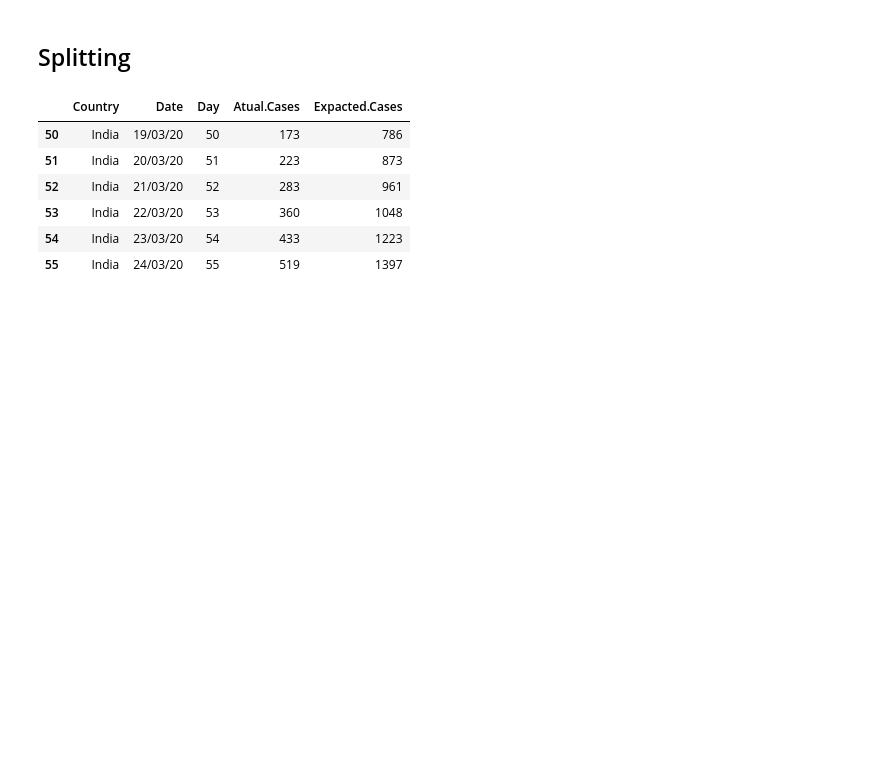
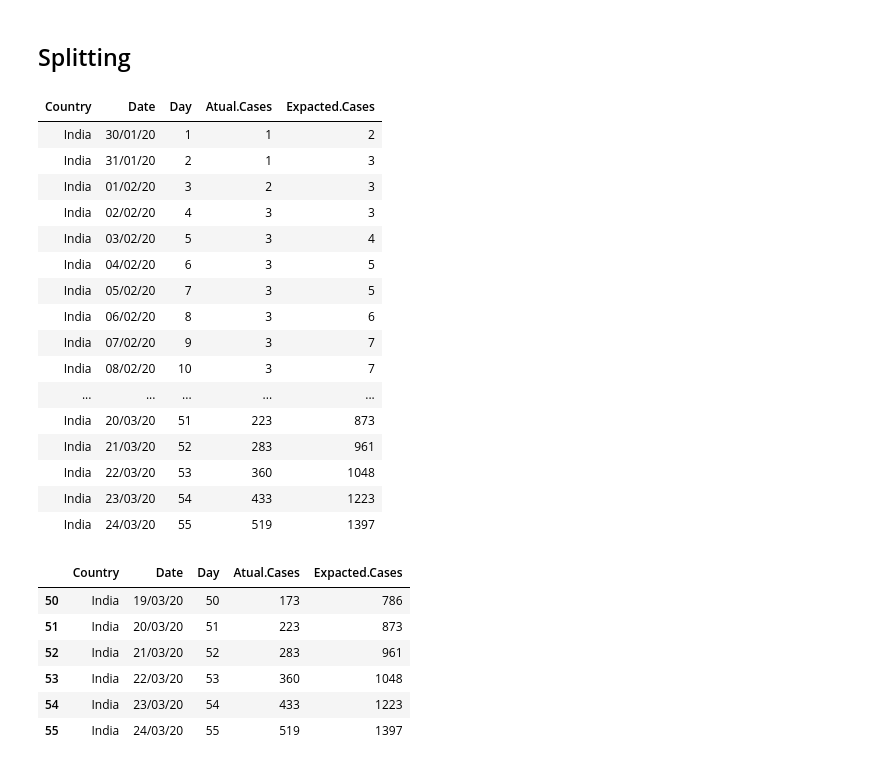
Before and after one commit to ravi-prakash1907/COVID-19-India, a Jupyter notebook: before-lockdown/notebook/Estimate Visualizer.ipynb, the cells around one changed output. Cells and saved outputs as stored; diff of their text form; code cells hidden in the pictures; blank space fills up the shorter version.

```diff
--- a/before-lockdown/notebook/Estimate Visualizer.ipynb
+++ b/before-lockdown/notebook/Estimate Visualizer.ipynb
@@ -29,6 +29,26 @@ head(daysAnalysed)
 # %%
 uptoLockdown = daysAnalysed[c(1:which(daysAnalysed$Date == "24/03/20")),]
 afterLockdown = daysAnalysed[-c(1:nrow(uptoLockdown)),]
+# %%
+uptoLockdown
+# %% [output]
+| Country | Date | Day | Atual.Cases | Expacted.Cases |
+| India | 30/01/20 | 1 | 1 | 2 |
+| India | 31/01/20 | 2 | 1 | 3 |
+| India | 01/02/20 | 3 | 2 | 3 |
+| India | 02/02/20 | 4 | 3 | 3 |
+| India | 03/02/20 | 5 | 3 | 4 |
+| India | 04/02/20 | 6 | 3 | 5 |
+| India | 05/02/20 | 7 | 3 | 5 |
+| India | 06/02/20 | 8 | 3 | 6 |
+| India | 07/02/20 | 9 | 3 | 7 |
+| India | 08/02/20 | 10 | 3 | 7 |
+| ... | ... | ... | ... | ... |
+| India | 20/03/20 | 51 | 223 | 873 |
+| India | 21/03/20 | 52 | 283 | 961 |
+| India | 22/03/20 | 53 | 360 | 1048 |
+| India | 23/03/20 | 54 | 433 | 1223 |
+| India | 24/03/20 | 55 | 519 | 1397 |
 # %%
 tail(uptoLockdown)
 tail(afterLockdown)
```
Also changed, not shown: parts of 2 cells of this notebook.
